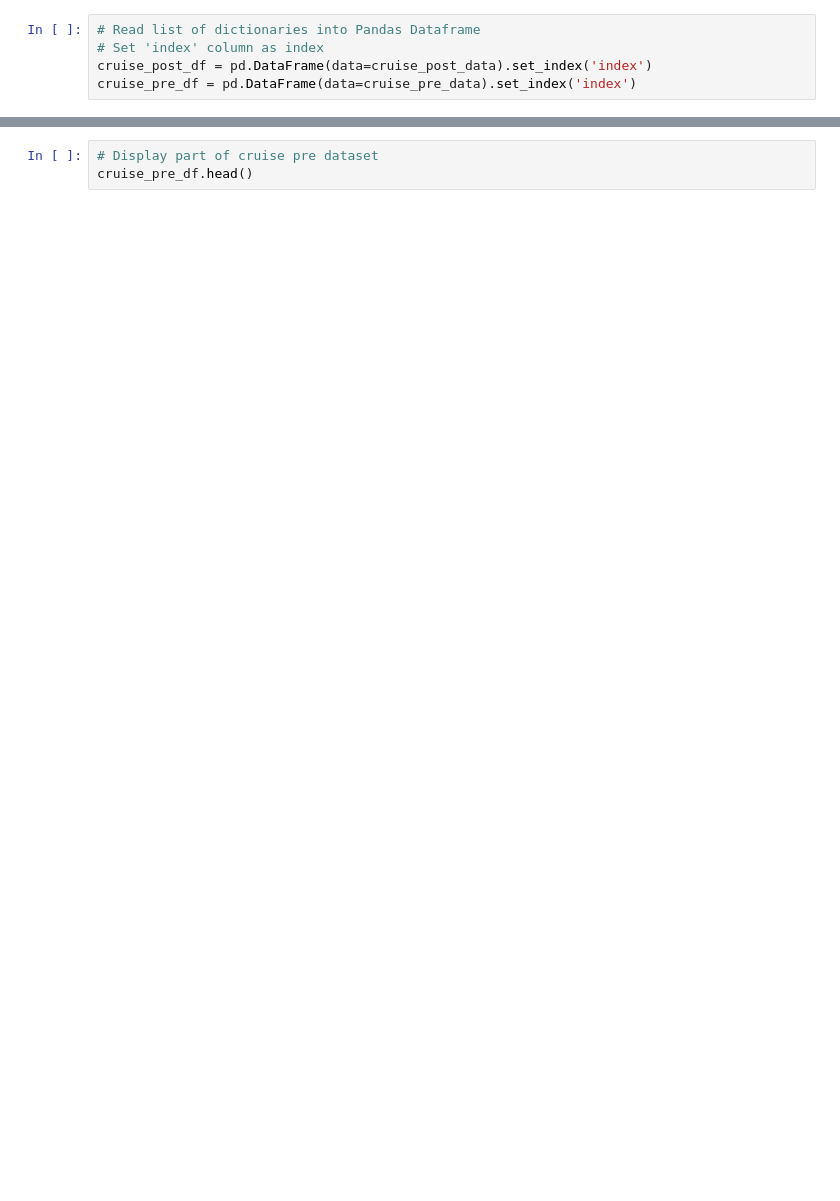
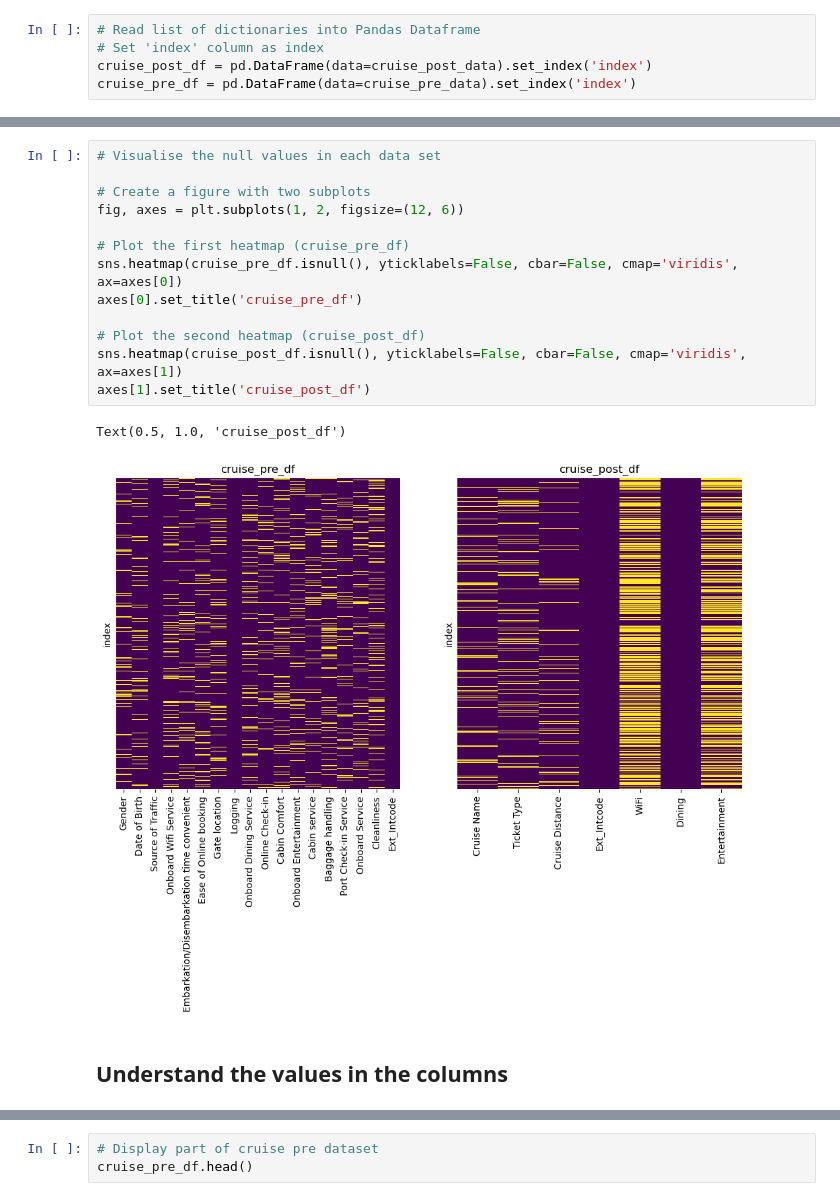
Before and after one commit to jaspereap/machine-learning-pipeline, a Jupyter notebook: eda.ipynb, the cells around one changed output, grey strips where cells are left out. Drawn from its saved outputs; the diff is of its cells as text; blank space fills up the shorter version.

```diff
--- a/eda.ipynb
+++ b/eda.ipynb
@@ -82,0 +105,18 @@ cruise_pre_df = pd.DataFrame(data=cruise_pre_data).set_index('index')
+# %%
+# Visualise the null values in each data set
+
+# Create a figure with two subplots
+fig, axes = plt.subplots(1, 2, figsize=(12, 6))
+
+# Plot the first heatmap (cruise_pre_df)
+sns.heatmap(cruise_pre_df.isnull(), yticklabels=False, cbar=False, cmap='viridis', ax=axes[0])
+axes[0].set_title('cruise_pre_df')
+
+# Plot the second heatmap (cruise_post_df)
+sns.heatmap(cruise_post_df.isnull(), yticklabels=False, cbar=False, cmap='viridis', ax=axes[1])
+axes[1].set_title('cruise_post_df')
+# %% [output]
+Text(0.5, 1.0, 'cruise_post_df')
+[figure, added]
+# %% [markdown]
+## Understand the values in the columns
```
Also changed, not shown: parts of 8 cells of this notebook.
